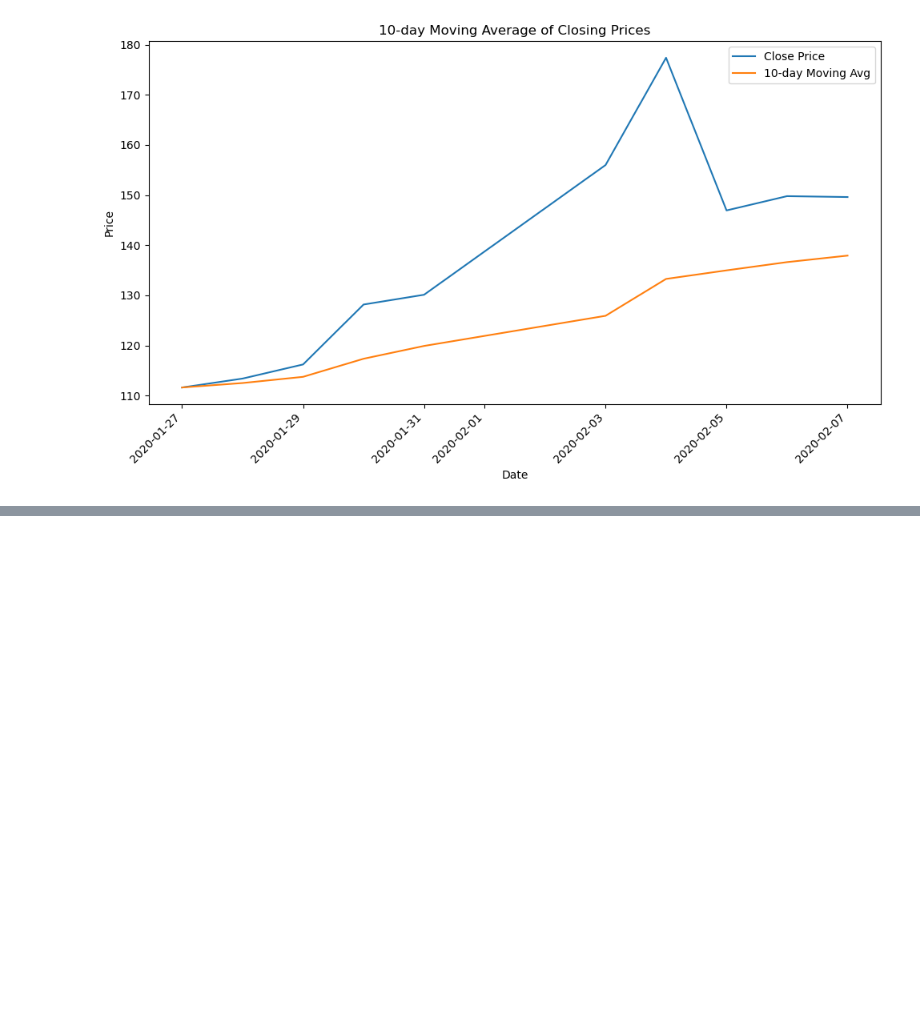
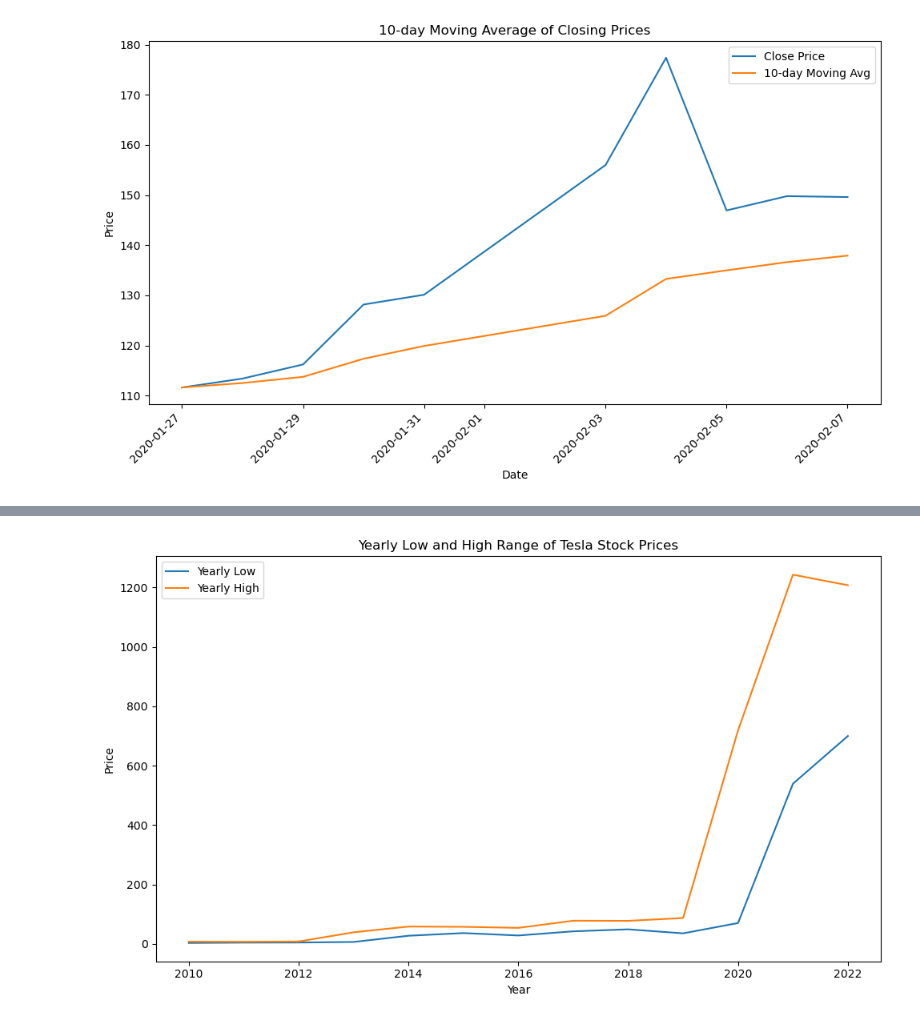
Before and after one commit to lucioawa/Tesla_Stock_Analysis_MLM_Predictions, a Jupyter notebook: Tesla_Stock_Prices.ipynb, the cells around one changed output, grey strips where cells are left out. Cells and saved outputs as stored; diff of their text form; code cells hidden in the pictures; blank space fills up the shorter version.

```diff
--- a/Tesla_Stock_Prices.ipynb
+++ b/Tesla_Stock_Prices.ipynb
@@ -833,0 +956,82 @@ plt.show()
+# %%
+# Query 6. Yearly Low and High range of Tesla's stock prices:
+
+# SQL Query:
+
+# This query calculates the yearly low and high range of Tesla's stock prices by truncating and casting the date to
+# extract the year, rounding the low and high values to two decimal places, grouping the data by year, and finally
+# ordering the results by year. The output will show each year's yearly low and high stock prices.
+
+# SELECT -- select specific columns from the table
+#    DATE_TRUNC('year', Date)::DATE AS Year, -- This part uses the ‘DATE_TRUNC’ function to truncate the date values
+#                                            to the year component. The ‘year’ parameter indicates that we want to
+#                                            extract the year from the date.
+#                                            -- The ‘: : DATE’ syntax casts the result to the ‘DATE’ data type to
+#                                            remove the time-zone information. The result of
+#                                            this expression is aliased as ‘Year,’ which will be the label for the
+#                                            column in the output.
+#    ROUND(MIN(Low), 2) AS Yearly_Low, -- the minimum value from the ‘Low’ column rounded to 2 decimal places,
+#                                      aliased as ‘Yearly_Low’
+#    ROUND(MAX(High), 2) AS Yearly_High -- the maximum value from the ‘High’ column rounded to 2 decimal places,
+#                                      aliased as ‘Yearly_High’
+# FROM Tesla_Stock_Prices -- specifies the table from which the data is retrieved
+# GROUP BY Year -- groups the data by the ‘Year’ column, which is the truncated and casted date column we generated
+#               earlier.
+# ORDER BY Year; -- orders the results based on the ‘Year’ column in ascending order
+
+# Python with Pandas:
+
+# This code:
+
+# 1. Imports necessary libraries
+# 2. Loads the data
+# 3. Convert the 'Date' column to datetime format using pd.to_datetime() to ensure proper date handling.
+# 4. Extract the year from the 'Date' column and create a new column 'Year' using the .dt.year attribute.
+# 5. Group the DataFrame by 'Year' and calculate the minimum ('Low') and maximum ('High') values for each year
+#    using .groupby().agg().
+# 6. Round the calculated values to 2 decimal places using the .round(2) method.
+# 7. Reset the index of the resulting DataFrame using .reset_index() to make 'Year' a regular column again.
+# 8. Rename the 'Low' and 'High' columns to 'Yearly_Low' and 'Yearly_High' for clarity using .rename().
+# 9. Display the resulting DataFrame showing the yearly low and high range of Tesla stock prices.
+# 10. Create a Seaborn line plot using plt.figure() to set the figure size.
+# 11. Use sns.lineplot() to create line plots for the Yearly Low and High values over the years.
+# 12. Set the title, xlabel, and ylabel for the plot using plt.title(), plt.xlabel(), and plt.ylabel().
+# 13. Add a legend to differentiate between Yearly Low and High using plt.legend().
+# 14. Adjust the layout for better spacing using plt.tight_layout().
+# 15. Display the plot using plt.show().
+
+import pandas as pd
+import seaborn as sns
+import matplotlib.pyplot as plt
+
+# Load the CSV file into a DataFrame
+df = pd.read_csv('C:/Users/User/Documents/DataAnalyst/TESLA_Stock/TSLA_2010_2022.csv')
+
+# Convert 'Date' column to datetime format
+df['Date'] = pd.to_datetime(df['Date'])
+
+# Extract the year from the 'Date' column and create a new column 'Year'
+df['Year'] = df['Date'].dt.year
+
+# Calculate the yearly low and high range
+yearly_stats = df.groupby('Year').agg({'Low': 'min', 'High': 'max'}).round(2).reset_index()
+
+# Rename columns for clarity
+yearly_stats.rename(columns={'Low': 'Yearly_Low', 'High': 'Yearly_High'}, inplace=True)
+
+# Display the results
+print(yearly_stats)
+
+# Create a Seaborn visualization
+# In this Seaborn visualization, the lineplot function is used to plot the Yearly Low and High values over the years.
+# The label parameter is used to provide labels for the legend.
+plt.figure(figsize=(10, 6))
+sns.lineplot(data=yearly_stats, x='Year', y='Yearly_Low', label='Yearly Low')
+sns.lineplot(data=yearly_stats, x='Year', y='Yearly_High', label='Yearly High')
+plt.title('Yearly Low and High Range of Tesla Stock Prices')
+plt.xlabel('Year')
+plt.ylabel('Price')
+plt.legend()
+plt.tight_layout()
+plt.show()
+# %% [output]
@@ -833,0 +1052 @@ plt.show()
+[figure, added]
```
Also changed, not shown: parts of 10 cells of this notebook.
